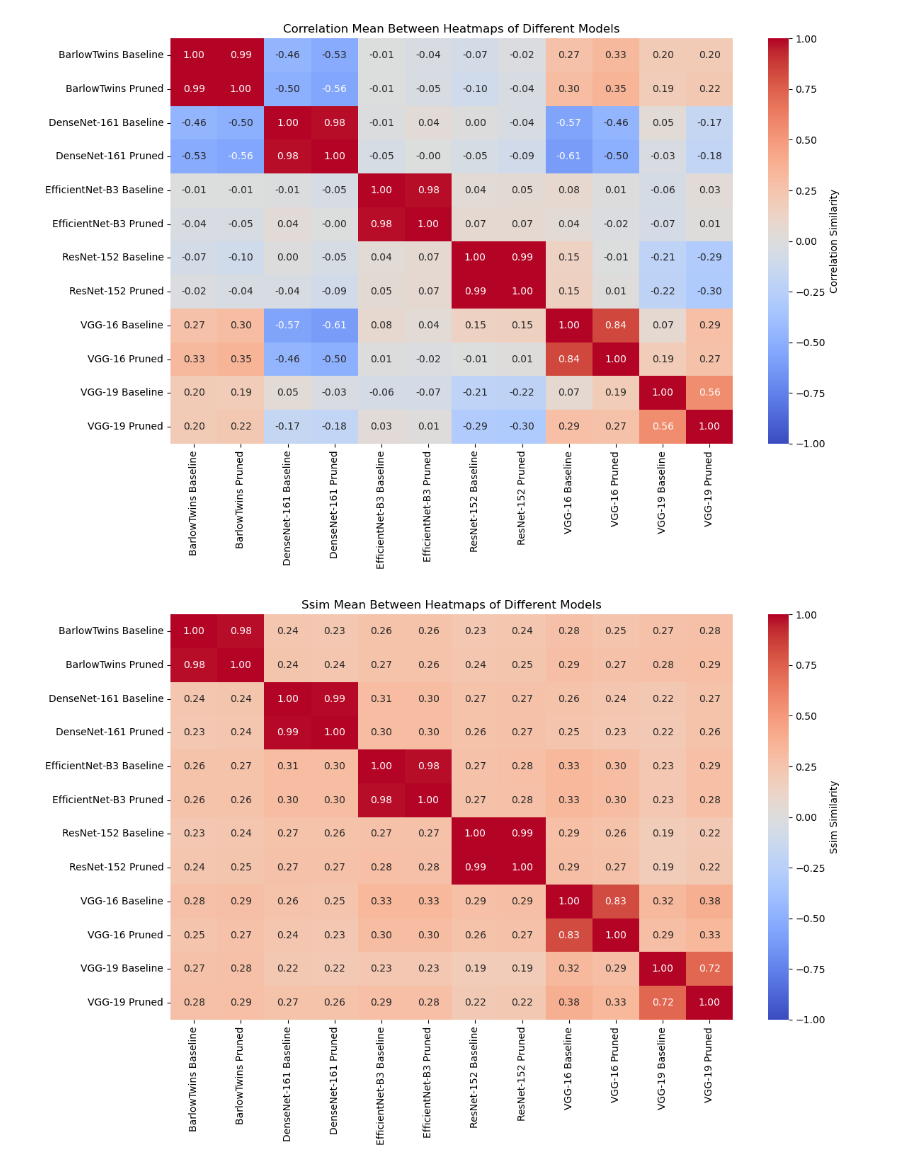
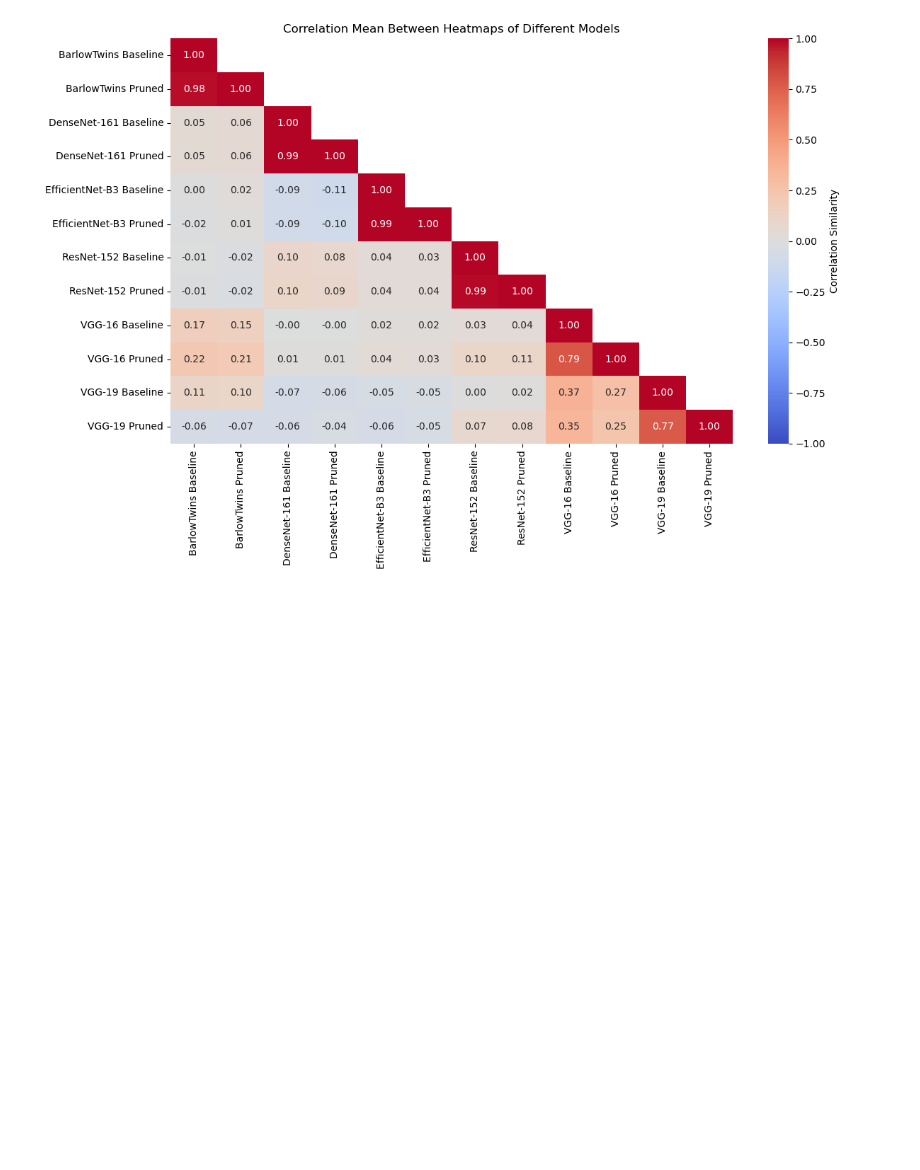
Before and after one commit to icaro-rdp/Internship_project_2025, a Jupyter notebook: Models/models_masking_comparison.ipynb, the cells around one changed output. Saved outputs shown, nothing was run; the diff lists cells and outputs as text; code cells hidden in the pictures; blank space fills up the shorter version.

Commit message:
updated 5 images comparison

```diff
--- a/Models/models_masking_comparison.ipynb
+++ b/Models/models_masking_comparison.ipynb
@@ -229,28 +229,28 @@ def visualize_similarity_matrix(results, model_names, metric='cosine', stat='mea
     return plt.gcf()
 # %%
 # Set BarlowTwins masking heatmaps directory
-BARLOWTWINS_BASE_MASK_HEATMAPS_DIR = 'BarlowTwins/saliency_experiment_outputs/Baseline_Model/numpy_saliency_maps/batch_maps.npy'
-BARLOWTWINS_PRUNED_MASK_HEATMAPS_DIR = 'BarlowTwins/saliency_experiment_outputs/Pruned_Model/numpy_saliency_maps/batch_maps.npy'
+BARLOWTWINS_BASE_MASK_HEATMAPS_DIR = 'BarlowTwins/5_imgs_masking_experiment_outputs/Baseline_Model/numpy_saliency_maps/batch_maps.npy'
+BARLOWTWINS_PRUNED_MASK_HEATMAPS_DIR = 'BarlowTwins/5_imgs_masking_experiment_outputs/Pruned_Model/numpy_saliency_maps/batch_maps.npy'
 
 # Set DenseNet-161 masking heatmaps directory
-DENSENET161_BASE_MASK_HEATMAPS_DIR = 'DenseNet-161/saliency_experiment_outputs/Baseline_Model/numpy_saliency_maps/batch_maps.npy'
-DENSENET161_PRUNED_MASK_HEATMAPS_DIR = 'DenseNet-161/saliency_experiment_outputs/Pruned_Model/numpy_saliency_maps/batch_maps.npy'
+DENSENET161_BASE_MASK_HEATMAPS_DIR = 'DenseNet-161/5_imgs_masking_experiment_outputs/Baseline_Model/numpy_saliency_maps/batch_maps.npy'
+DENSENET161_PRUNED_MASK_HEATMAPS_DIR = 'DenseNet-161/5_imgs_masking_experiment_outputs/Pruned_Model/numpy_saliency_maps/batch_maps.npy'
 
 # Set EfficientNet-B3 masking heatmaps directory
-EFFICIENTNETB3_BASE_MASK_HEATMAPS_DIR = 'EfficientNet-B3/saliency_experiment_outputs/Baseline_Model/numpy_saliency_maps/batch_maps.npy'
-EFFICIENTNETB3_PRUNED_MASK_HEATMAPS_DIR = 'EfficientNet-B3/saliency_experiment_outputs/Pruned_Model/numpy_saliency_maps/batch_maps.npy'
+EFFICIENTNETB3_BASE_MASK_HEATMAPS_DIR = 'EfficientNet-B3/5_imgs_masking_experiment_outputs/Baseline_Model/numpy_saliency_maps/batch_maps.npy'
+EFFICIENTNETB3_PRUNED_MASK_HEATMAPS_DIR = 'EfficientNet-B3/5_imgs_masking_experiment_outputs/Pruned_Model/numpy_saliency_maps/batch_maps.npy'
 
 # Set ResNet-152 masking heatmaps directory
-RESNET152_BASE_MASK_HEATMAPS_DIR = 'ResNet-152/saliency_experiment_outputs/Baseline_Model/numpy_saliency_maps/batch_maps.npy'
-RESNET152_PRUNED_MASK_HEATMAPS_DIR = 'ResNet-152/saliency_experiment_outputs/Pruned_Model/numpy_saliency_maps/batch_maps.npy'
+RESNET152_BASE_MASK_HEATMAPS_DIR = 'ResNet-152/5_imgs_masking_experiment_outputs/Baseline_Model/numpy_saliency_maps/batch_maps.npy'
+RESNET152_PRUNED_MASK_HEATMAPS_DIR = 'ResNet-152/5_imgs_masking_experiment_outputs/Pruned_Model/numpy_saliency_maps/batch_maps.npy'
 
 # Set VGG-16 masking heatmaps directory
-VGG16_BASE_MASK_HEATMAPS_DIR = 'VGG16/dual_scores/saliency_experiment_outputs/Baseline_Model/numpy_saliency_maps/batch_maps.npy'
-VGG16_PRUNED_MASK_HEATMAPS_DIR = 'VGG16/dual_scores/saliency_experiment_outputs/Pruned_Model/numpy_saliency_maps/batch_maps.npy'
+VGG16_BASE_MASK_HEATMAPS_DIR = 'VGG16/dual_scores/5_imgs_masking_experiment_outputs/Baseline_Model/numpy_saliency_maps/batch_maps.npy'
+VGG16_PRUNED_MASK_HEATMAPS_DIR = 'VGG16/dual_scores/5_imgs_masking_experiment_outputs/Pruned_Model/numpy_saliency_maps/batch_maps.npy'
 
 # Set VGG-19 masking heatmaps directory
-VGG19_BASE_MASK_HEATMAPS_DIR = 'VGG19/saliency_experiment_outputs/Baseline_Model/numpy_saliency_maps/batch_maps.npy'
-VGG19_PRUNED_MASK_HEATMAPS_DIR = 'VGG19/saliency_experiment_outputs/Pruned_Model/numpy_saliency_maps/batch_maps.npy'
+VGG19_BASE_MASK_HEATMAPS_DIR = 'VGG19/5_imgs_masking_experiment_outputs/Baseline_Model/numpy_saliency_maps/batch_maps.npy'
+VGG19_PRUNED_MASK_HEATMAPS_DIR = 'VGG19/5_imgs_masking_experiment_outputs/Pruned_Model/numpy_saliency_maps/batch_maps.npy'
 
 
 # Load the heatmaps
@@ -305,7 +305,7 @@ model_names = [
 uniformed_heatmaps = []
 target_height, target_width = 224, 224
 for i, hm in enumerate(heatmaps):
-    uniformed_heatmaps.append(uniform_heatmaps(hm, height=target_height, width=target_width, num_images=1))
+    uniformed_heatmaps.append(uniform_heatmaps(hm, height=target_height, width=target_width, num_images=5))
     print(f"Processed {model_names[i]}: New shape {uniformed_heatmaps[-1].shape}")
 
 
@@ -332,14 +332,6 @@ Array 11 shape: (1, 224, 224)
 # %%
-visualize_similarity_matrix(heatmaps_results, model_names, metric='correlation', stat='mean')
+visualize_similarity_matrix(heatmaps_results, model_names, metric='correlation', stat='mean',plot_upper_triangle=True)
 
-visualize_similarity_matrix(heatmaps_results, model_names, metric='ssim', stat='mean')
-
-visualize_similarity_matrix(heatmaps_results, model_names, metric='emd', stat='mean')
-
-visualize_similarity_matrix(heatmaps_results, model_names, metric='mse', stat='mean')
-
-# Show the plots
 plt.show()
 # %% [output]
-[figure, old version]
+[figure, new version]
-[figure, removed]
```
Also changed, not shown: parts of 2 cells of this notebook, 6 other files.
